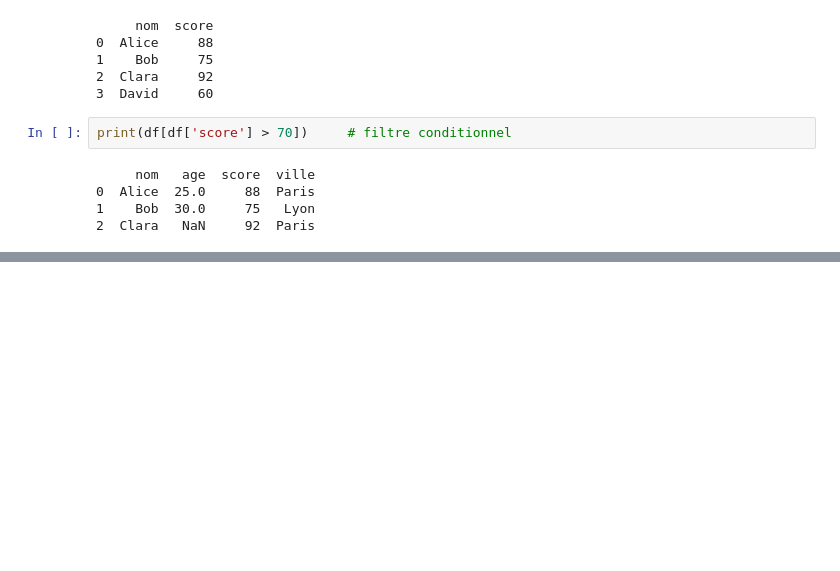
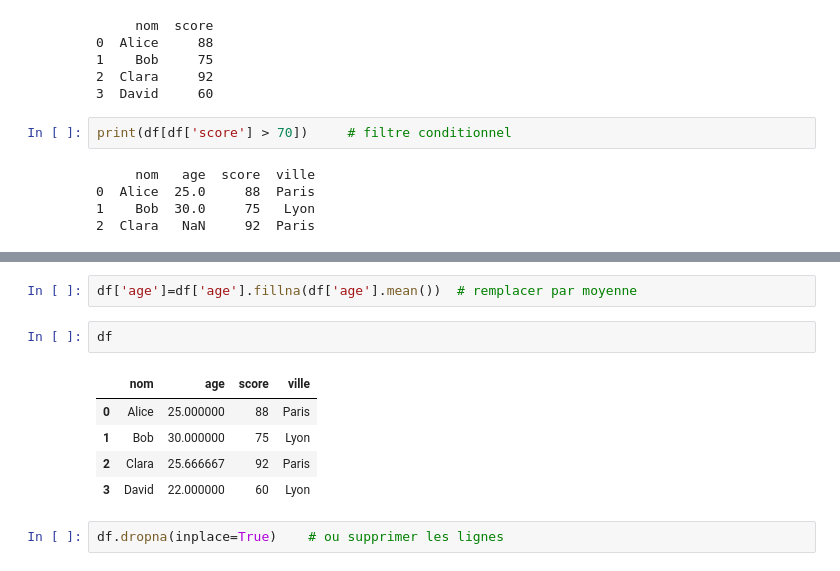
Before and after one commit to harifaly/Python_for_data_science, a Jupyter notebook: __pandas__.ipynb, the cells around one changed output, grey strips where cells are left out. Cells and saved outputs as stored; diff of their text form; blank space fills up the shorter version.

```diff
--- a/__pandas__.ipynb
+++ b/__pandas__.ipynb
@@ -92,0 +126,12 @@ print(df.iloc[0, 1])
+# %%
+df['age']=df['age'].fillna(df['age'].mean())  # remplacer par moyenne
+# %%
+df
+# %% [output]
+|  | nom | age | score | ville |
+| 0 | Alice | 25.000000 | 88 | Paris |
+| 1 | Bob | 30.000000 | 75 | Lyon |
+| 2 | Clara | 25.666667 | 92 | Paris |
+| 3 | David | 22.000000 | 60 | Lyon |
+# %%
+df.dropna(inplace=True)    # ou supprimer les lignes
```
Also changed, not shown: parts of 15 cells of this notebook.
